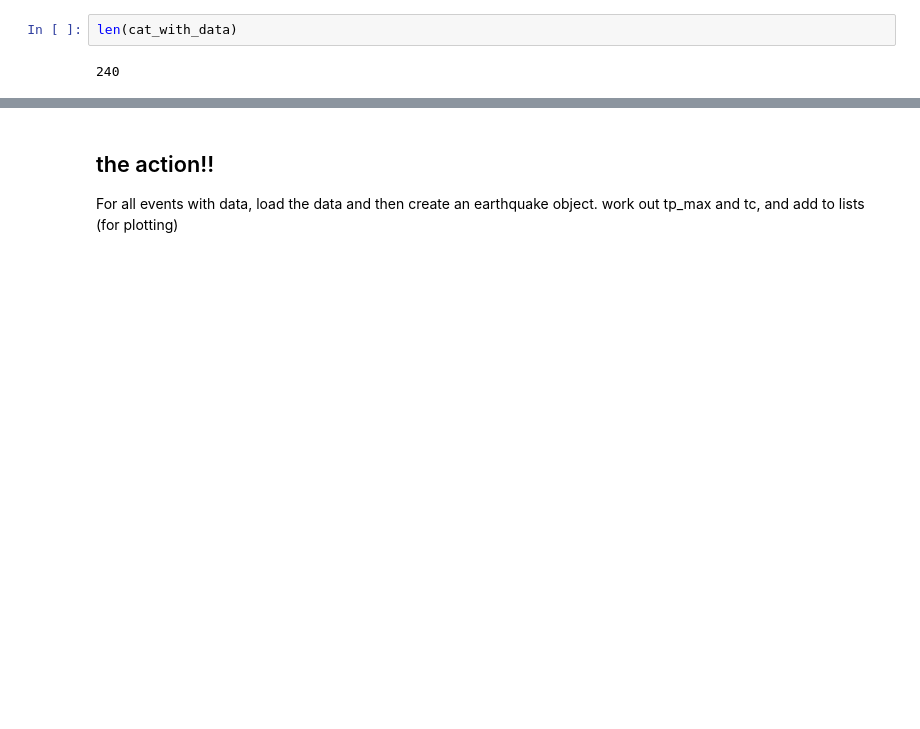
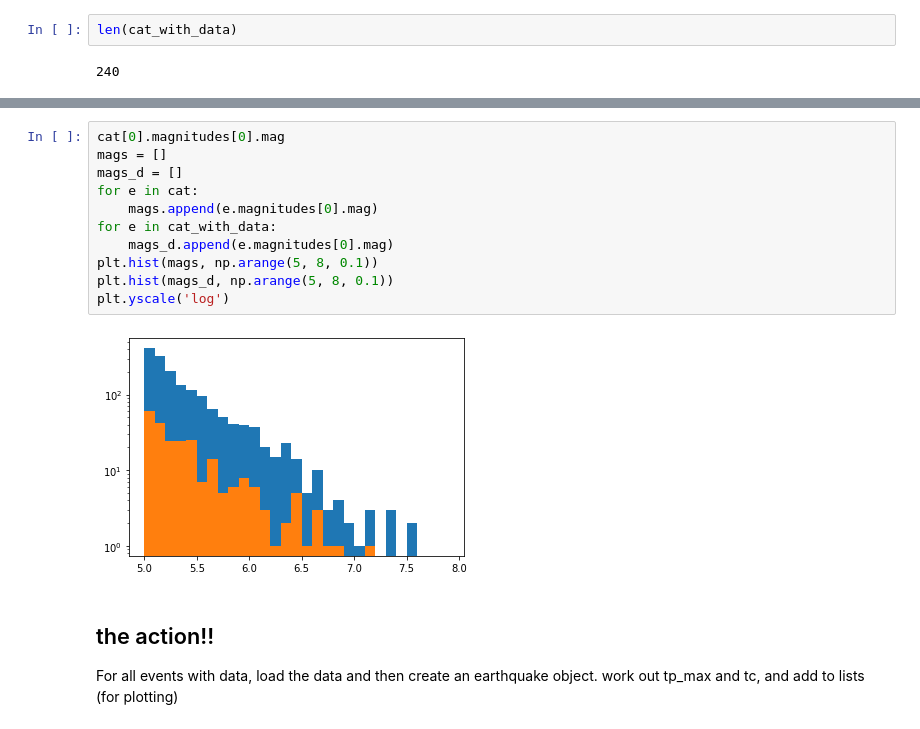
Before and after one commit to RebeccaColquhoun/seismo_det, a Jupyter notebook: code/tpmax_and_tc_notebook.ipynb, the cells around one changed output, grey strips where cells are left out. Saved outputs shown, nothing was run; the diff lists cells and outputs as text; blank space fills up the shorter version.

```diff
--- a/code/tpmax_and_tc_notebook.ipynb
+++ b/code/tpmax_and_tc_notebook.ipynb
@@ -48,3 +58,16 @@ len(cat_with_data)
+# %%
+cat[0].magnitudes[0].mag
+mags = []
+mags_d = []
+for e in cat:
+    mags.append(e.magnitudes[0].mag)
+for e in cat_with_data:
+    mags_d.append(e.magnitudes[0].mag)
+plt.hist(mags, np.arange(5, 8, 0.1))
+plt.hist(mags_d, np.arange(5, 8, 0.1))
+plt.yscale('log')
+# %% [output]
+[figure, added]
 # %% [markdown]
 ## the action!!
 For all events with data, load the data and then create an earthquake object. work out tp_max and tc, and add to lists (for plotting)
```
Also changed, not shown: parts of 14 cells of this notebook, 16 other files.
